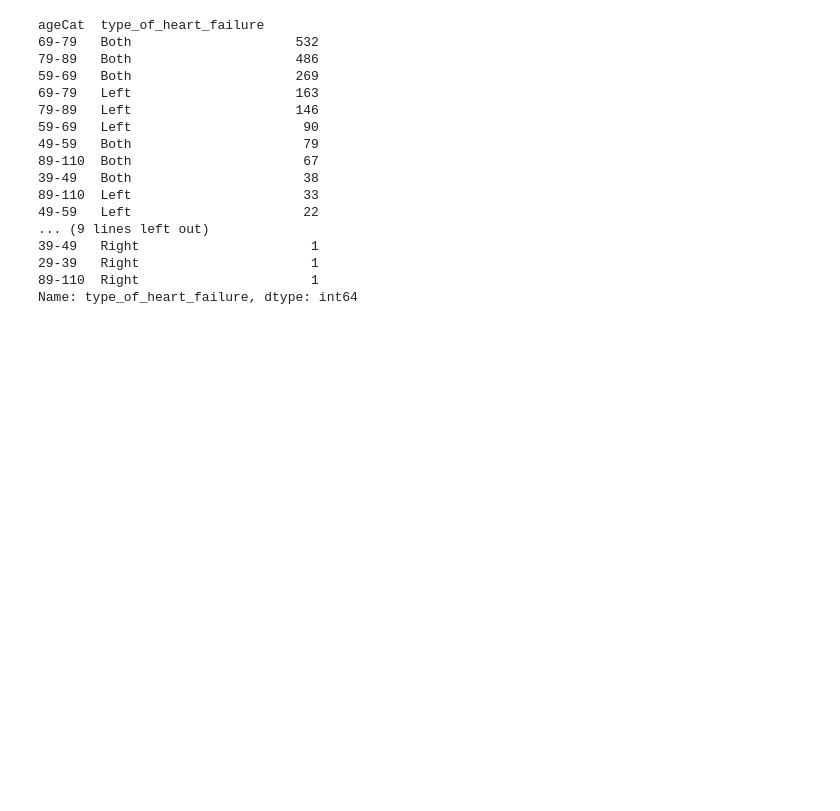
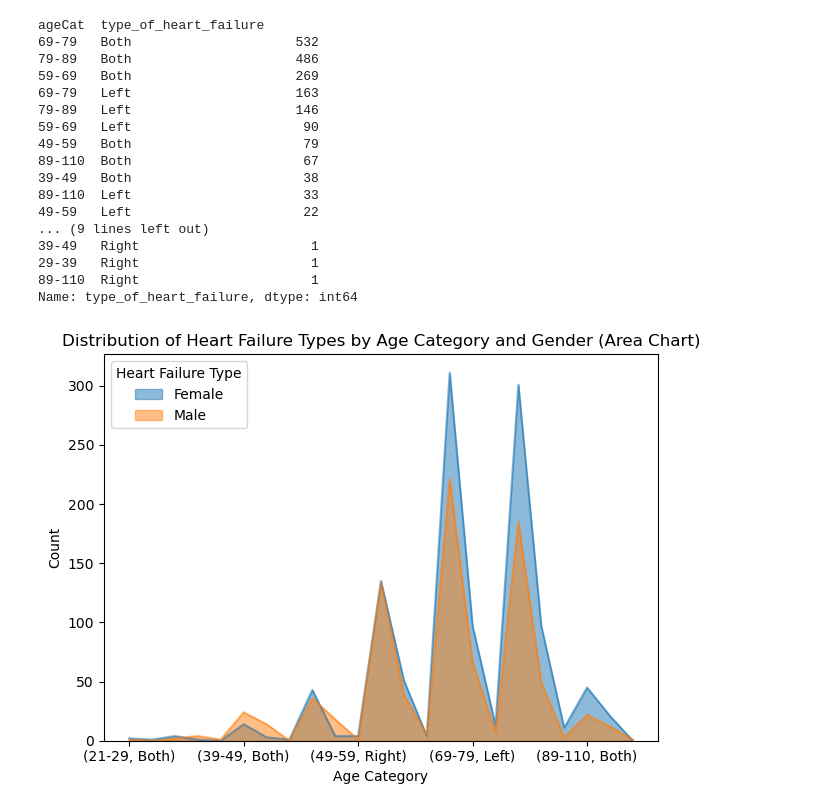
Before and after one commit to GomathiPro/Team20_DataTitans_PythonHackathon_Apr24, a Jupyter notebook: Team20_DataTitans_AddnlQuestions.ipynb, the cells around one changed output. Drawn from its saved outputs; the diff is of its cells as text; code cells hidden in the pictures; blank space fills up the shorter version.

```diff
--- a/Team20_DataTitans_AddnlQuestions.ipynb
+++ b/Team20_DataTitans_AddnlQuestions.ipynb
@@ -154,3 +154,17 @@ ageCat  type_of_heart_failure
 29-39   Right                      1
 89-110  Right                      1
 Name: type_of_heart_failure, dtype: int64
+# %%
+df = pd.concat([demo, complications], axis=1, join='inner')
+
+counts =df.groupby(['ageCat', 'type_of_heart_failure', 'gender']).size().unstack(fill_value=0)
+counts.plot(kind='area', stacked=False)
+plt.xlabel('Age Category')
+plt.ylabel('Count')
+plt.title('Distribution of Heart Failure Types by Age Category and Gender (Area Chart)')
+plt.legend(title= 'Heart Failure Type')
+plt.xticks(rotation=0)
+plt.tight_layout()
+plt.show()
+# %% [output]
+[figure, added]
```
Also changed, not shown: 1 other file.
